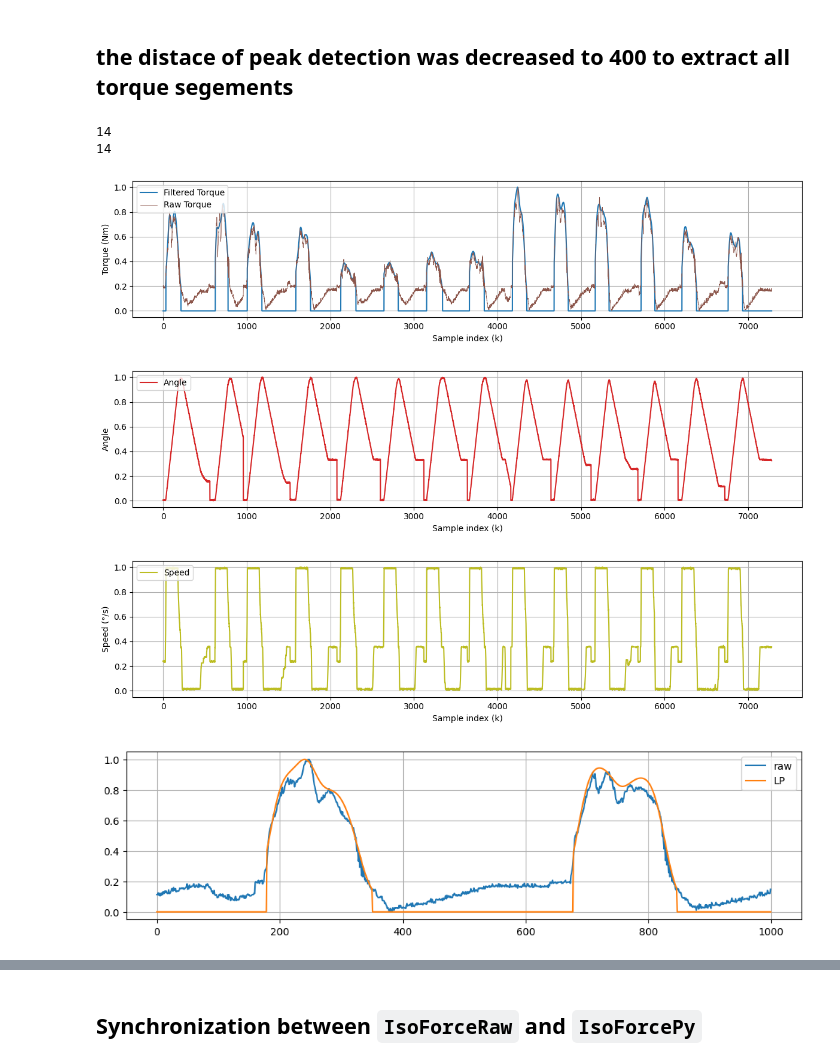
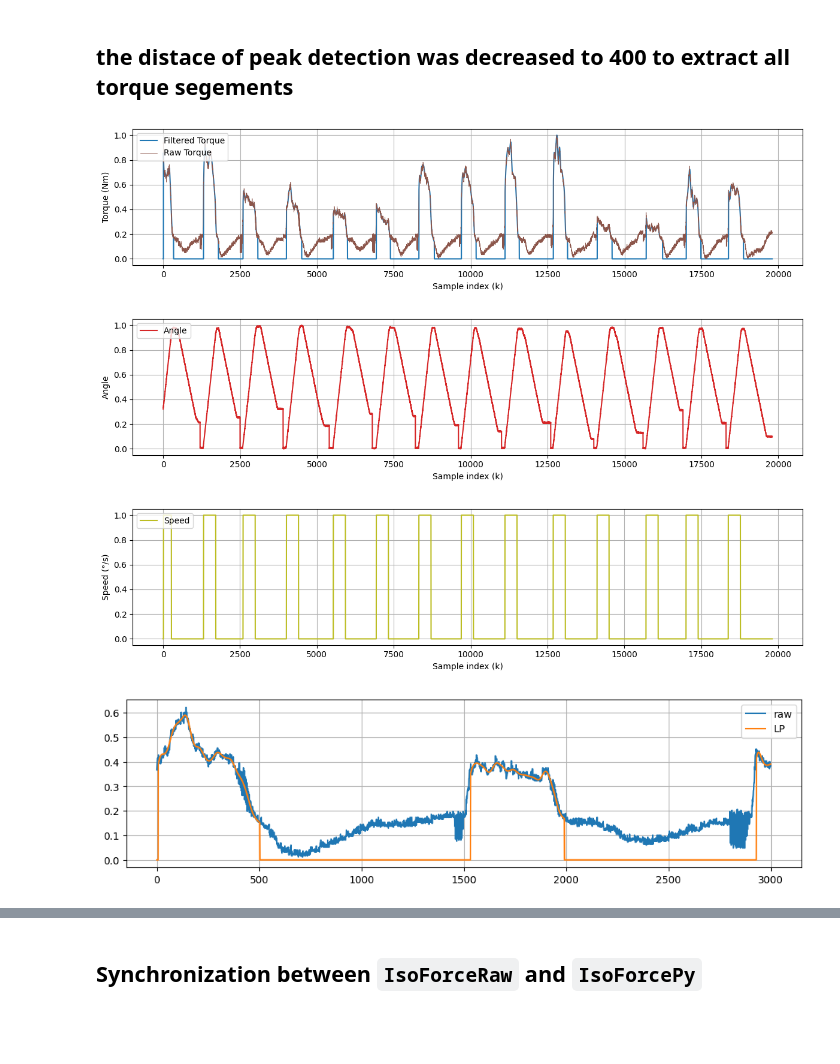
Before and after one commit to Arash-Keshavarz/EIT_Thigh_Force_Estimation, a Jupyter notebook: post_processing/Post_processing.ipynb, the cells around one changed output, grey strips where cells are left out. Saved outputs shown, nothing was run; the diff lists cells and outputs as text; code cells hidden in the pictures; blank space fills up the shorter version.

```diff
--- a/post_processing/Post_processing.ipynb
+++ b/post_processing/Post_processing.ipynb
@@ -79,32 +81,30 @@ The NI chip is equipped with three channels: P, T, and S. Each channel is associ
   - Offset: -3
 # %%
 import os
+from post_processing import *
 #base_path_NI = r"D:\EIT\EIT_Thigh_Force_Measurement\GUI_Data_Acquisition\measurements\Participant_test1"
-base_path_NI = r"D:\EIT\EIT_Thigh_Force_Measurement\GUI_Data_Acquisition\measurements\Judi_t_20250207_084859"
+base_path_NI = r"D:\EIT\EIT_Thigh_Force_Measurement\GUI_Data_Acquisition\Final_Measurements\P06"
 src_path_NI = os.path.join(base_path_NI, "iso_raw")
 # %% [markdown]
 ## the distace of peak detection was decreased to 400 to extract all torque segements
 # %%
-isoforce_py = IsoForcePy(src_path_NI, LP_filter_enabled=True, over_UTC=False, scale_0_1=True, distance=400)
+isoforce_py = IsoForcePy(src_path_NI, Leg="right", LP_filter_enabled=True, over_UTC=False, scale_0_1=True, distance=400)
-# %% [output]
-14
-14
 # %%
 isoforce_py.plot_torque()
 isoforce_py.plot_angle()
 isoforce_py.plot_speed()
 # %% [output]
-[figure, old version]
+[figure, new version]
-[figure, old version]
+[figure, new version]
-[figure, old version]
+[figure, new version]
 # %%
 plt.figure(figsize=(12, 3))
-plt.plot((isoforce_py.torque_raw[4000:5000]), label="raw")
-plt.plot((isoforce_py.torque[4000:5000]), label="LP")
+plt.plot((isoforce_py.torque_raw[4000:7000]), label="raw")
+plt.plot((isoforce_py.torque[4000:7000]), label="LP")
 plt.legend()
 plt.grid()
 # %% [output]
-[figure, old version]
+[figure, new version]
 # %%
 from matplotlib.lines import Line2D
 fig, ax1 = plt.subplots(figsize=(12,6))
```
Also changed, not shown: parts of 12 cells of this notebook, 1 other file.
